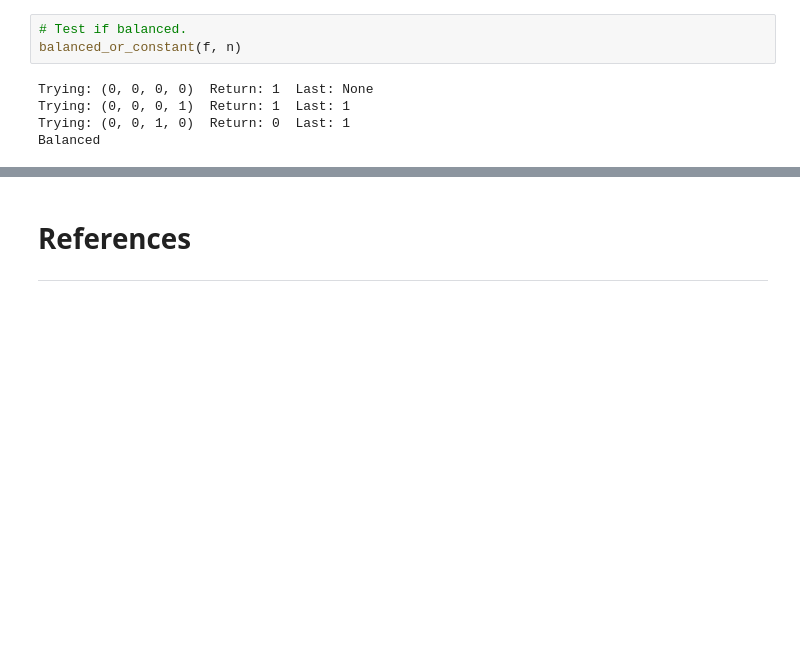
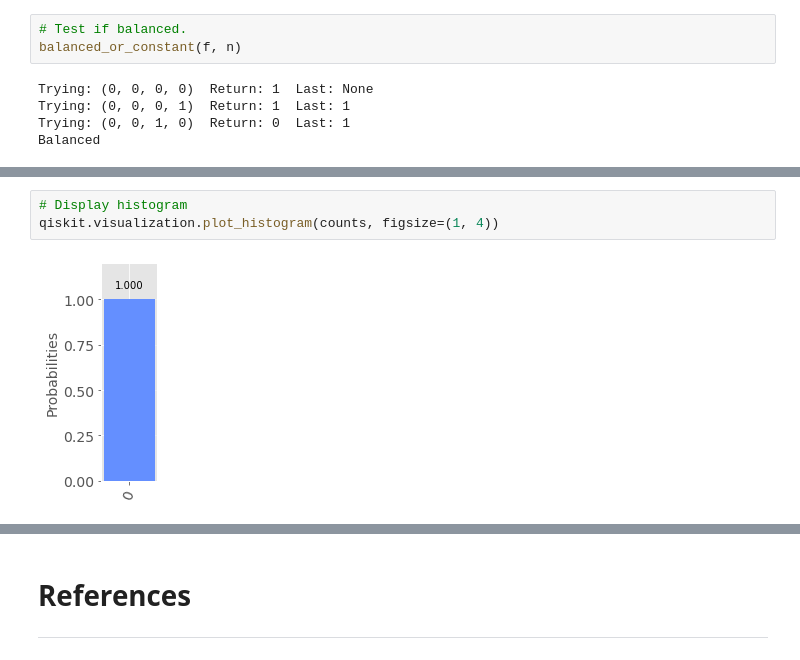
Before and after one commit to OwenKe11y/Emerging-Technologies-2021, a Jupyter notebook: project_notebooks/quantum-deutsch.ipynb, the cells around one changed output, grey strips where cells are left out. Drawn from its saved outputs; the diff is of its cells as text; blank space fills up the shorter version.

```diff
--- a/project_notebooks/quantum-deutsch.ipynb
+++ b/project_notebooks/quantum-deutsch.ipynb
@@ -295,0 +441,5 @@ Balanced
+# %%
+# Display histogram
+qiskit.visualization.plot_histogram(counts, figsize=(1, 4))
+# %% [output]
+[figure, added]
```
Also changed, not shown: parts of 53 cells of this notebook, 1 other file.
